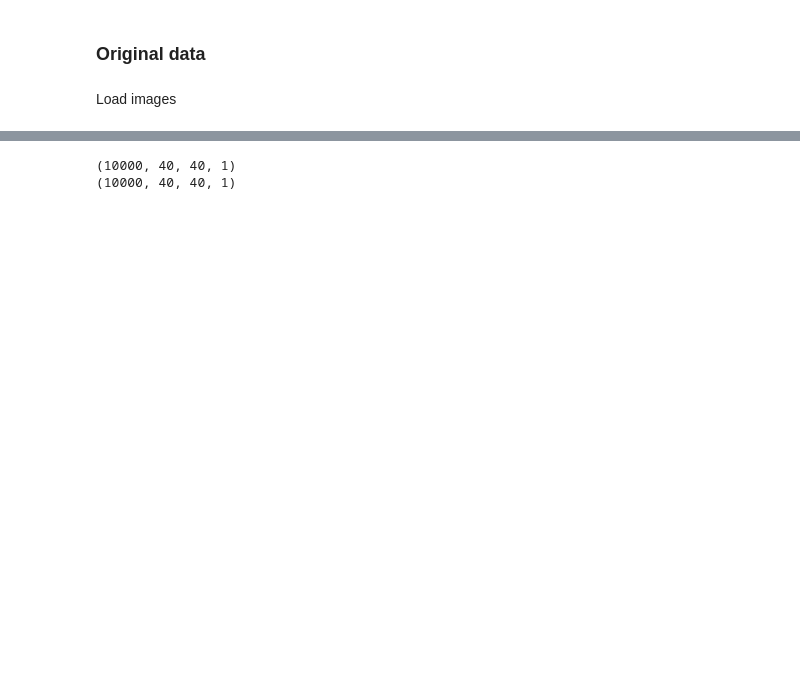
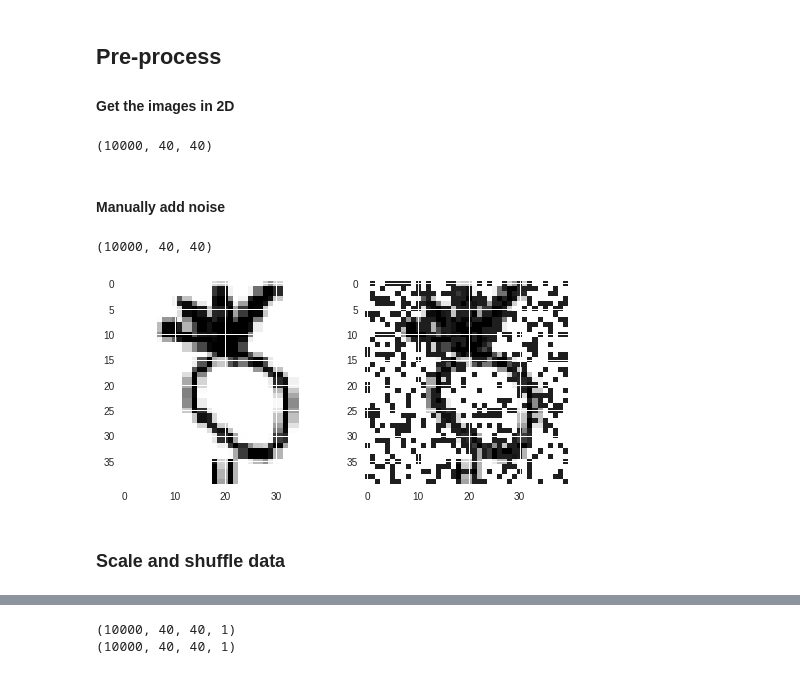
Before and after one commit to pierreTklein/robust2notation, a Jupyter notebook: conv_autoencoder.ipynb, the cells around one changed output, grey strips where cells are left out. Drawn from its saved outputs; the diff is of its cells as text; code cells hidden in the pictures; blank space fills up the shorter version.

```diff
--- a/conv_autoencoder.ipynb
+++ b/conv_autoencoder.ipynb
@@ -5,2 +43,52 @@ import matplotlib.pyplot as plt
+# %% [markdown]
+## Pre-process
+#### Get the images in 2D
+# %%
+# Array to store the images
+Imgs_2Dset = np.empty((len(ImageMats),40,40))
+
+for i in range(len(ImageMats)):
+    Imgs_2Dset[i,:,:] = ImageMats[i].reshape((40,40))
+
+
+np.shape(Imgs_2Dset)
+# %% [output]
+(10000, 40, 40)
+# %% [markdown]
+#### Manually add noise
+# %%
+# Manually add noise
+N_NOISE = 600
+NOISE_INTENSITY = 225
+
+noisy_ImgSet = np.empty(np.shape(Imgs_2Dset))
+
+for i, curImg in enumerate(Imgs_2Dset):
+    # Generate noise locations
+    noise_rowCoords = np.random.randint(0,40, N_NOISE)
+    noise_colCoords = np.random.randint(0,40, N_NOISE)
+
+    # Iterate over pixels to add noise
+    noisy_curImg = np.copy(curImg)
+    for j in range(N_NOISE):
+        noisy_curImg[noise_rowCoords[j],noise_colCoords[j]] = NOISE_INTENSITY
+
+    # Save picture
+    noisy_ImgSet[i] = noisy_curImg
+
+
+print(np.shape(noisy_ImgSet))
+# %% [output]
+(10000, 40, 40)
+# %%
+randIdx = 5
+
+plt.subplot(1,2,1)
+plt.imshow(Imgs_2Dset[randIdx], cmap='gray_r')
+plt.subplot(1,2,2)
+plt.imshow(noisy_ImgSet[randIdx], cmap='gray_r')
+plt.show()
+# %% [output]
+[figure, added]
 # %% [markdown]
-### Original data
+### Scale and shuffle data
@@ -11,2 +94,0 @@ TRAIN_LAB_PATH = "/Users/anthony/Documents/Comp551_KaggleData/train_labels.csv"
-# %% [markdown]
-Load images
```
Also changed, not shown: parts of 58 cells of this notebook, 1 other file.
